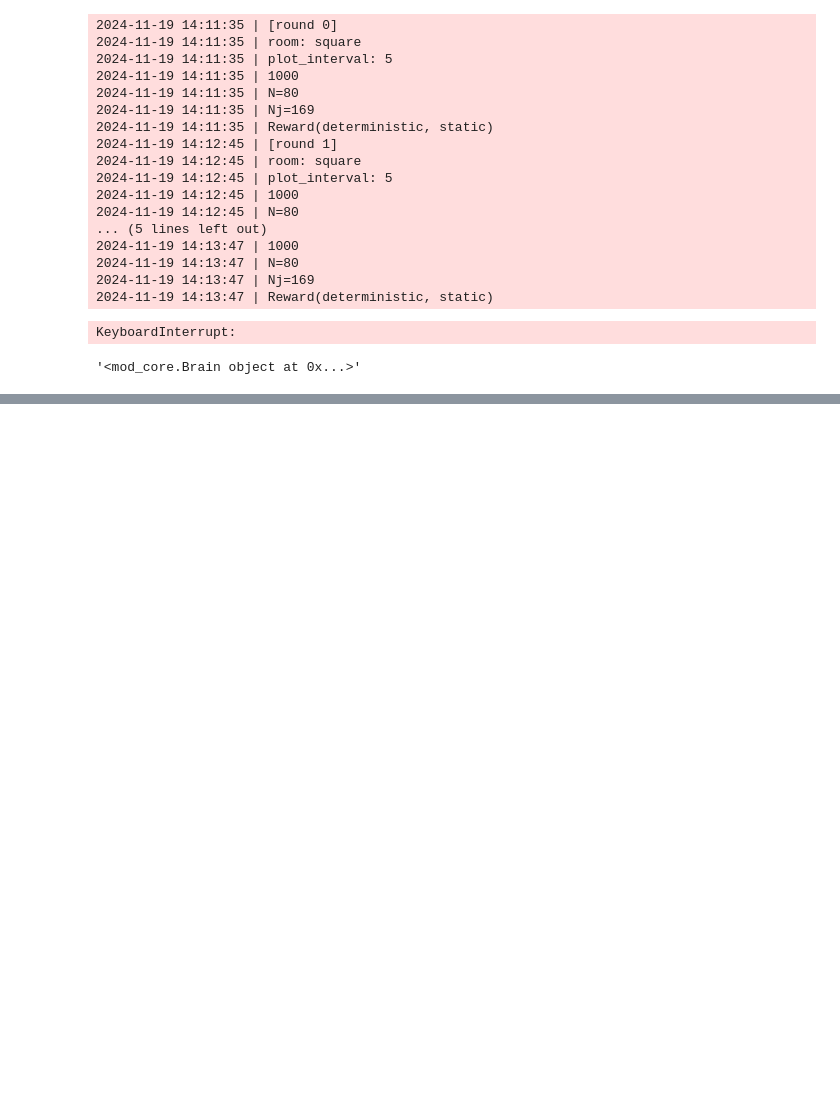
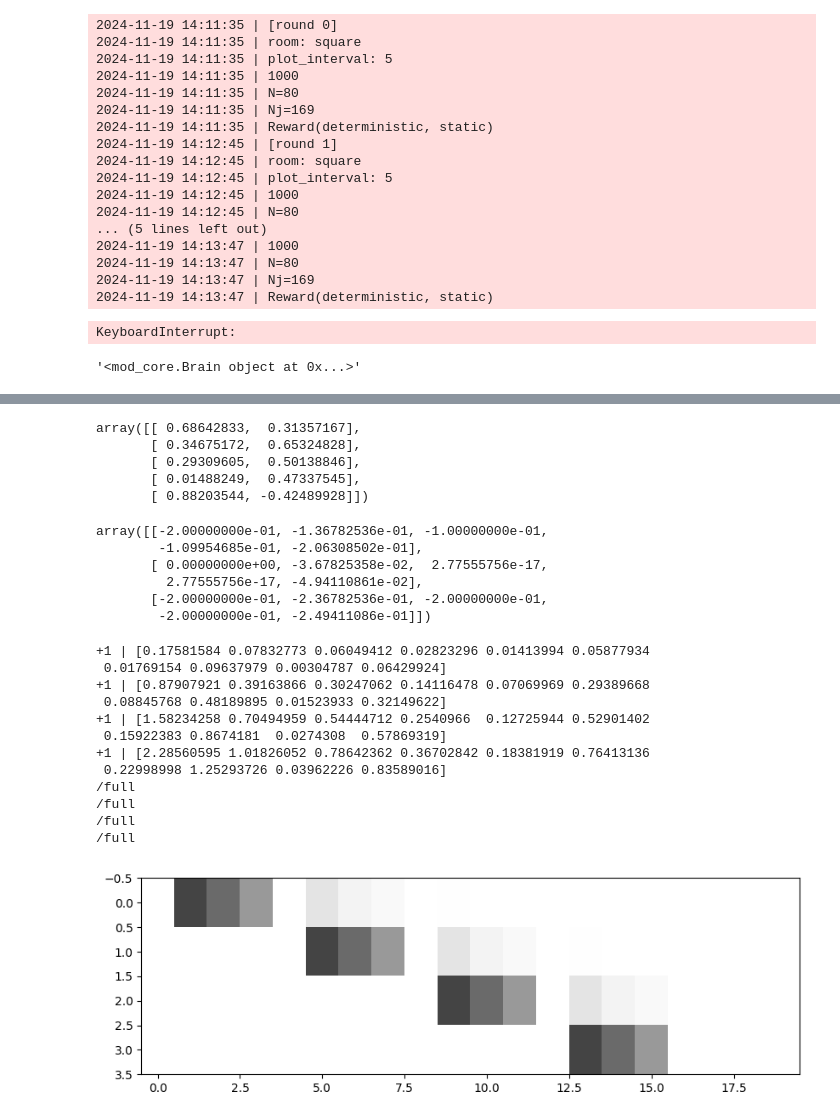
Before and after one commit to iKiru-hub/PCNN, a Jupyter notebook: notebooks/lab_pcore_1.ipynb, the cells around one changed output, grey strips where cells are left out. Saved outputs shown, nothing was run; the diff lists cells and outputs as text; code cells hidden in the pictures; blank space fills up the shorter version.

```diff
--- a/notebooks/lab_pcore_1.ipynb
+++ b/notebooks/lab_pcore_1.ipynb
@@ -82,0 +230,8 @@ model.__str__()
+# %%
+""" model core """
+
+N = 3
+Nj = 5
+
+wl1 = make_orthonormal(np.random.rand(Nj, 2))
+wff = np.zeros((N, Nj))
@@ -82,0 +267,17 @@ model.__str__()
+# %%
+wl1
+# %% [output]
+array([[ 0.68642833,  0.31357167],
+       [ 0.34675172,  0.65324828],
+       [ 0.29309605,  0.50138846],
+       [ 0.01488249,  0.47337545],
+       [ 0.88203544, -0.42489928]])
+# %%
+wff - yl.reshape(1, -1)
+# %% [output]
+array([[-2.00000000e-01, -1.36782536e-01, -1.00000000e-01,
+        -1.09954685e-01, -2.06308502e-01],
+       [ 0.00000000e+00, -3.67825358e-02,  2.77555756e-17,
+         2.77555756e-17, -4.94110861e-02],
+       [-2.00000000e-01, -2.36782536e-01, -2.00000000e-01,
+        -2.00000000e-01, -2.49411086e-01]])
@@ -82,0 +316,35 @@ model.__str__()
+# %%
+""" data """
+
+duration = 20
+dx = 0.1
+X = np.stack((np.arange(1, duration+1) * dx, np.zeros(duration))).T
+# %%
+""" model core """
+
+N = 4
+Nj = 10
+model = Model(N, Nj, 0, 0, 1, 0.5)
+
+a = np.zeros((N, len(X)))
+for i, x in enumerate(X):
+    #print(f"\t\t{x.T}")
+    a[:, i] = model(x.T).flatten()
+
+plt.figure(figsize=(10, 3))
+plt.imshow(a, cmap="Greys", aspect="auto", vmax=1.2)
+plt.show()
+# %% [output]
++1 | [0.17581584 0.07832773 0.06049412 0.02823296 0.01413994 0.05877934
+ 0.01769154 0.09637979 0.00304787 0.06429924]
++1 | [0.87907921 0.39163866 0.30247062 0.14116478 0.07069969 0.29389668
+ 0.08845768 0.48189895 0.01523933 0.32149622]
++1 | [1.58234258 0.70494959 0.54444712 0.2540966  0.12725944 0.52901402
+ 0.15922383 0.8674181  0.0274308  0.57869319]
++1 | [2.28560595 1.01826052 0.78642362 0.36702842 0.18381919 0.76413136
+ 0.22998998 1.25293726 0.03962226 0.83589016]
+/full
+/full
+/full
+/full
+[figure, added]
```
Also changed, not shown: parts of 43 cells of this notebook, 8 other files.
